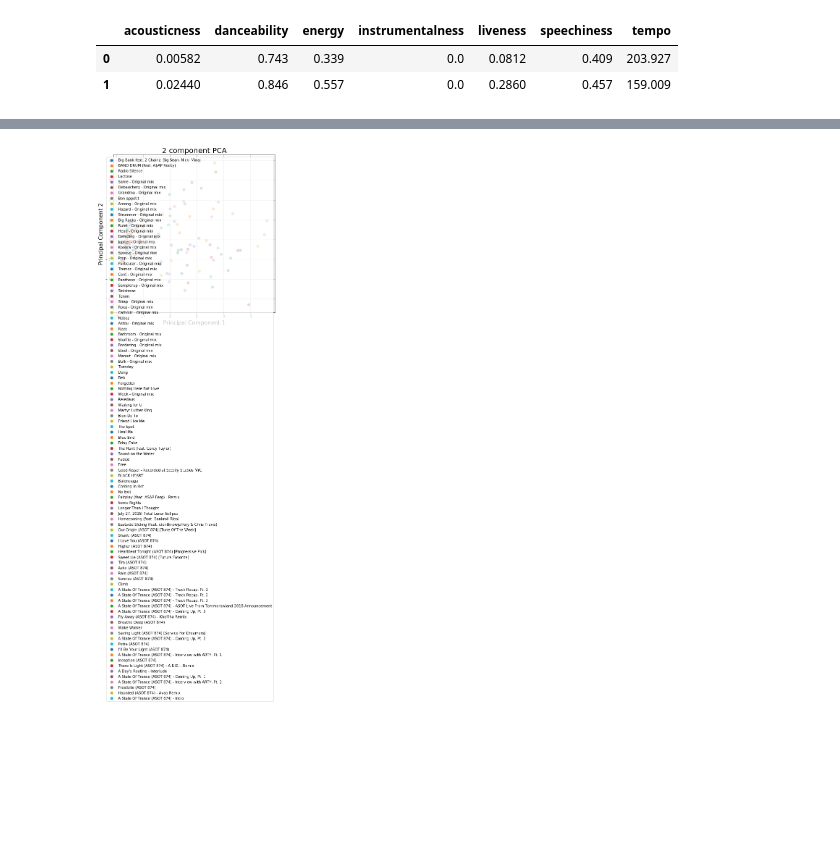
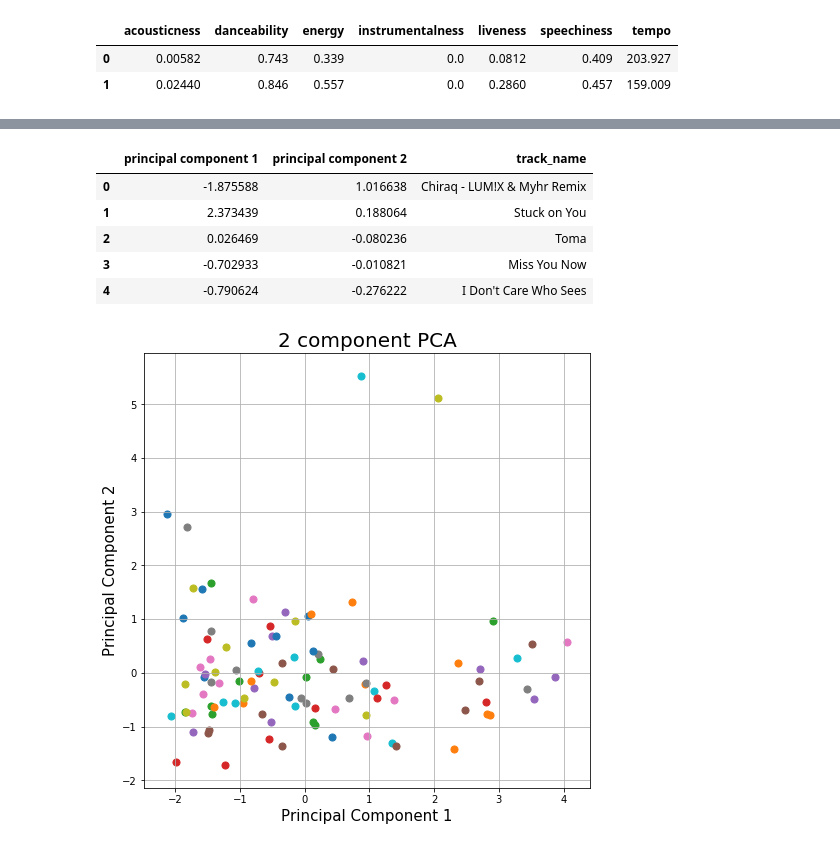
Before and after one commit to spotify-ss/data-science, a Jupyter notebook: plotly_app/Spotify.ipynb, the cells around one changed output, grey strips where cells are left out. Drawn from its saved outputs; the diff is of its cells as text; code cells hidden in the pictures; blank space fills up the shorter version.

```diff
--- a/plotly_app/Spotify.ipynb
+++ b/plotly_app/Spotify.ipynb
@@ -326,10 +326,11 @@ from numpy.linalg import eig
 
 
 from sklearn.preprocessing import StandardScaler
-
+df = df.sample(100)
 # Separating out the features
-x = df.loc[:, categories][:100].values
+x = df.loc[:, categories].values
 # Separating out the target
-y = df.loc[:,['track_name']][:100].values
+y = df.loc[:,['track_name']].values
 # Standardizing the features
 x = StandardScaler().fit_transform(x)
+df.head()
@@ -342,19 +359,31 @@ principalDf = pd.DataFrame(data = principalComponents
 # %%
-finalDf = pd.concat([principalDf, df[['track_name']][:100]], axis = 1)
+principalDf.reset_index(drop=True, inplace=True)
+df.reset_index(drop=True, inplace=True)
+
+finalDf = pd.concat([principalDf, df['track_name']], axis = 1)
+
+finalDf.head()
+# %% [output]
+|  | principal component 1 | principal component 2 | track_name |
+| 0 | -1.875588 | 1.016638 | Chiraq - LUM!X & Myhr Remix |
+| 1 | 2.373439 | 0.188064 | Stuck on You |
+| 2 | 0.026469 | -0.080236 | Toma |
+| 3 | -0.702933 | -0.010821 | Miss You Now |
+| 4 | -0.790624 | -0.276222 | I Don't Care Who Sees |
 # %%
 fig = plt.figure(figsize = (8,8))
 ax = fig.add_subplot(1,1,1)
 ax.set_xlabel('Principal Component 1', fontsize = 15)
 ax.set_ylabel('Principal Component 2', fontsize = 15)
 ax.set_title('2 component PCA', fontsize = 20)
-targets = list(df.track_name[:100])
+targets = list(finalDf['track_name'])
 #colors = ['r', 'g', 'b']
 for target in targets:
   indicesToKeep = finalDf['track_name'] == target
   ax.scatter(finalDf.loc[indicesToKeep, 'principal component 1'],
              finalDf.loc[indicesToKeep, 'principal component 2'],
              s = 50)
-ax.legend(targets)
+#ax.legend(targets)
 ax.grid()
 # %% [output]
-[figure, old version]
+[figure, new version]
```
Also changed, not shown: parts of 4 cells of this notebook, 3 other files.
